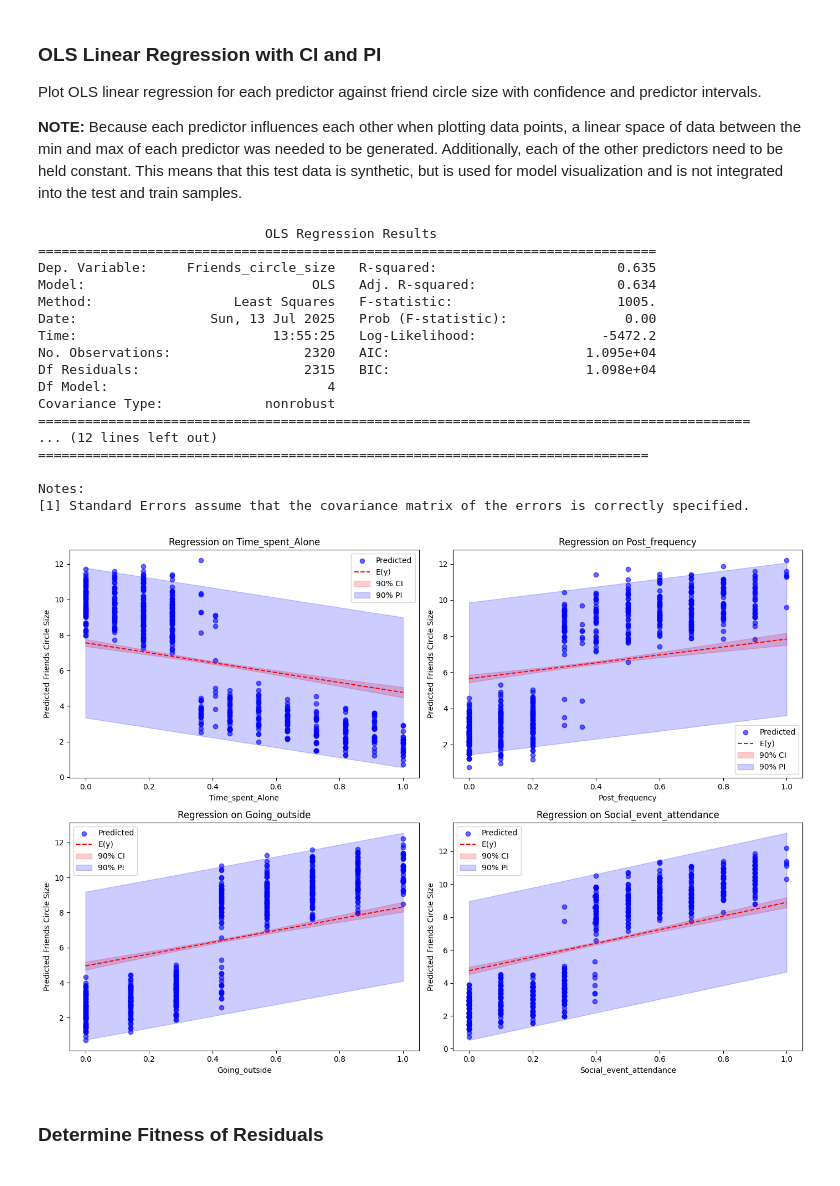
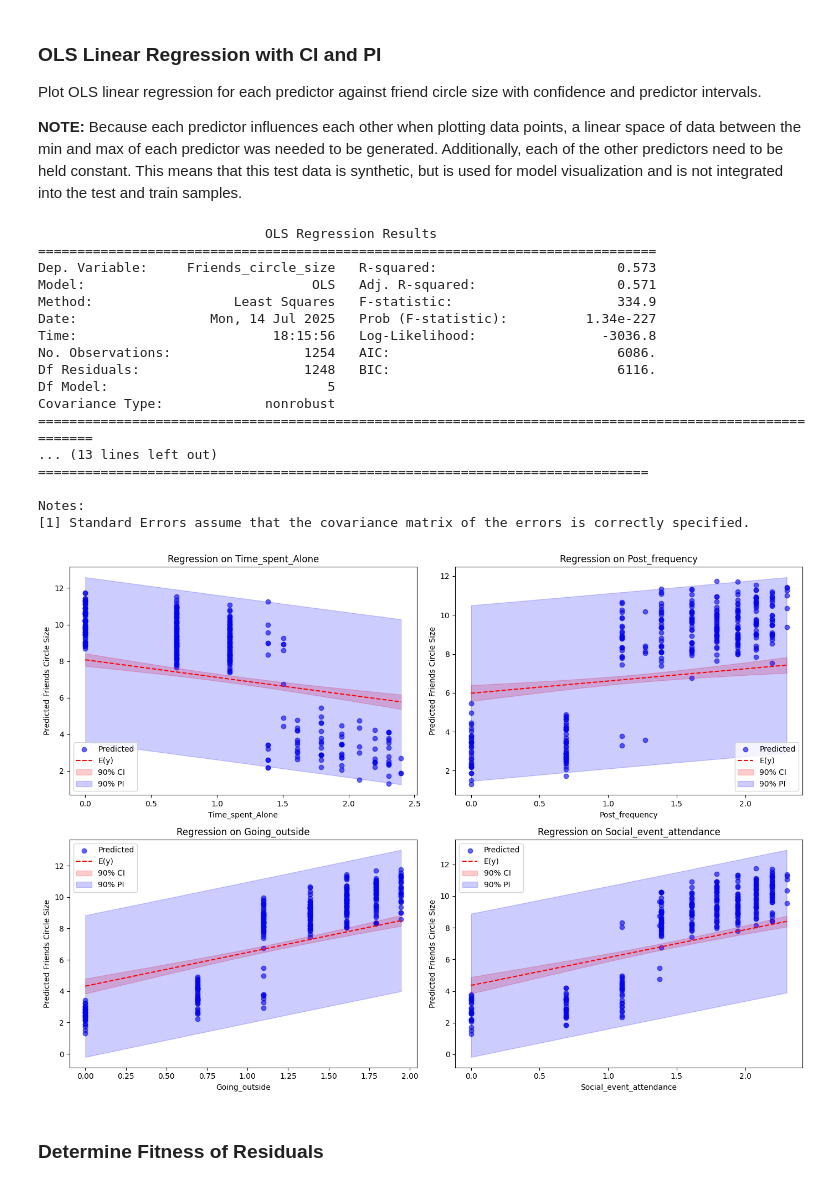
Before and after one commit to Prokope45/NeuralNetworkProject, a Jupyter notebook: LinearRegressionAnalysis.ipynb, the cells around one changed output. Drawn from its saved outputs; the diff is of its cells as text; code cells hidden in the pictures.

```diff
--- a/LinearRegressionAnalysis.ipynb
+++ b/LinearRegressionAnalysis.ipynb
@@ -111,7 +118,6 @@ ValueError: Boolean array expected for the condition, not float64
 # %% [markdown]
 ## Linear Regression using `statsmodels`
 # %%
-standard_scaler = lambda col: col / max(col)
 transformed_df = train_df.copy()[[
     "Time_spent_Alone",
     "Post_frequency",
@@ -121,7 +127,7 @@ transformed_df = train_df.copy()[[
 ]]
 
 model = ols(
-    formula='Friends_circle_size ~ Time_spent_Alone + Post_frequency + Going_outside + Social_event_attendance',
+    formula='Friends_circle_size ~ Time_spent_Alone + Post_frequency + Going_outside*Social_event_attendance',
     data=transformed_df
 ).fit()
 
@@ -155,5 +161,5 @@ Each predictor has a different survey scale range (0-5, 0-7, 0-11, etc), so we n
 # %%
-test_df_scaled = test_df.copy()[[
+test_df_prediction = test_df.copy()[[
     "Time_spent_Alone",
     "Post_frequency",
     "Going_outside",
@@ -163,7 +169,7 @@ test_df_scaled = test_df.copy()[[
 ]]
 
 # Combine scaled test data with predictions
-test_df_scaled['Predicted'] = model.predict(test_df_scaled)
+test_df_prediction['Predicted'] = model.predict(test_df_prediction)
 # %% [markdown]
 ## (Optional) Switch Personality
 We can switch the personality type of the observations to see the differences in the groups. Default setting will show data points from both introverts and extroverts. This is necessary as there are known outliers that may influence the inference of the model.
@@ -174,11 +180,11 @@ class Personality(Enum):
 
 def switch_personality(personality: Personality | None = None):
     if personality:
-        return test_df_scaled[test_df_scaled["Personality"] == personality.value[0]]
+        return test_df_prediction[test_df_prediction["Personality"] == personality.value[0]]
     else:
-        return test_df_scaled
+        return test_df_prediction
 
-test_df_scaled = switch_personality()
+test_df_prediction = switch_personality()
 # %% [markdown]
 ## Plot regression model
 # %% [markdown]
@@ -190,8 +196,8 @@ axs = axs.flatten()
 
 for i, predictor in enumerate(predictors):
     ax = axs[i]
-    X = test_df_scaled.drop('Friends_circle_size', axis=1)
-    y = test_df_scaled['Friends_circle_size']
+    X = test_df_prediction.drop('Friends_circle_size', axis=1)
+    y = test_df_prediction['Friends_circle_size']
 
     # Split the data into training and testing sets
     X_train, X_test, y_train, y_test = train_test_split(X, y, test_size=0.2, random_state=1863)
@@ -234,11 +240,11 @@ for i, predictor in enumerate(predictors):
 
     # Isolate effects of each predictor and hold other predictors constant (at mean).
     # Generate synthetic data within bounds of predictor; used for testing model
-    x_vals = np.linspace(test_df_scaled[predictor].min(), test_df_scaled[predictor].max(), 100)
+    x_vals = np.linspace(test_df_prediction[predictor].min(), test_df_prediction[predictor].max(), 100)
 
     # Create a DataFrame with mean values for other predictors
     fixed_data = pd.DataFrame({
-        col: [test_df_scaled[col].mean()] * len(x_vals) if col != predictor else x_vals
+        col: [test_df_prediction[col].mean()] * len(x_vals) if col != predictor else x_vals
         for col in predictors
     })
     # fixed_data = fixed_data[predictors]  # Ensure column order
@@ -248,8 +254,8 @@ for i, predictor in enumerate(predictors):
 
     # Plot points
     ax.scatter(
-        test_df_scaled[predictor],
-        test_df_scaled["Predicted"],
+        test_df_prediction[predictor],
+        test_df_prediction["Predicted"],
         color="blue",
         alpha=0.6,
         label="Predicted"
@@ -272,44 +278,44 @@ for i, predictor in enumerate(predictors):
         color='red',
         alpha=0.2,
         label='90% CI'
     )
 
     # Prediction interval
     ax.fill_between(
         x_vals,
         pred_summary['obs_ci_lower'],
         pred_summary['obs_ci_upper'],
         color='blue',
         alpha=0.2,
         label='90% PI'
     )
 
     ax.set_title(f'Regression on {predictor}')
     ax.set_xlabel(predictor)
     ax.set_ylabel('Predicted Friends Circle Size')
     ax.legend()
 
 plt.tight_layout()
 plt.show()
 # %% [output]
                              OLS Regression Results
 ===============================================================================
-Dep. Variable:     Friends_circle_size   R-squared:                       0.635
-Model:                             OLS   Adj. R-squared:                  0.634
-Method:                  Least Squares   F-statistic:                     1005.
-Date:                 Sun, 13 Jul 2025   Prob (F-statistic):               0.00
-Time:                         13:55:25   Log-Likelihood:                -5472.2
-No. Observations:                 2320   AIC:                         1.095e+04
-Df Residuals:                     2315   BIC:                         1.098e+04
-Df Model:                            4
+Dep. Variable:     Friends_circle_size   R-squared:                       0.573
+Model:                             OLS   Adj. R-squared:                  0.571
+Method:                  Least Squares   F-statistic:                     334.9
+Date:                 Mon, 14 Jul 2025   Prob (F-statistic):          1.34e-227
+Time:                         18:15:56   Log-Likelihood:                -3036.8
+No. Observations:                 1254   AIC:                             6086.
+Df Residuals:                     1248   BIC:                             6116.
+Df Model:                            5
 Covariance Type:             nonrobust
-===========================================================================================
-... (12 lines left out)
+=========================================================================================================
+... (13 lines left out)
 ==============================================================================
 
 Notes:
 [1] Standard Errors assume that the covariance matrix of the errors is correctly specified.
-[figure, old version]
+[figure, new version]
 # %% [markdown]
 ### Determine Fitness of Residuals
 # %%
```
Also changed, not shown: parts of 15 cells of this notebook, 1 other file.
